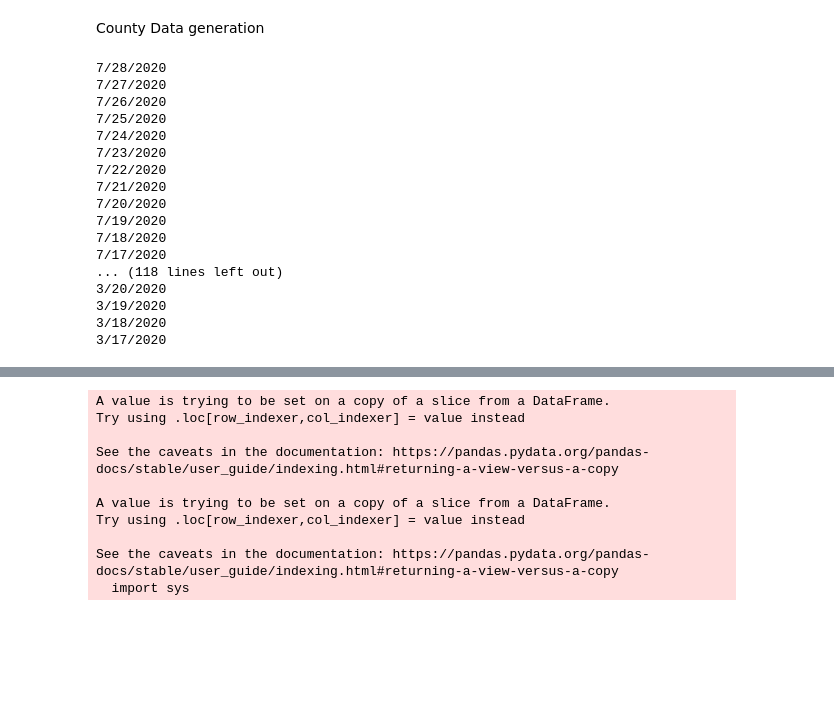
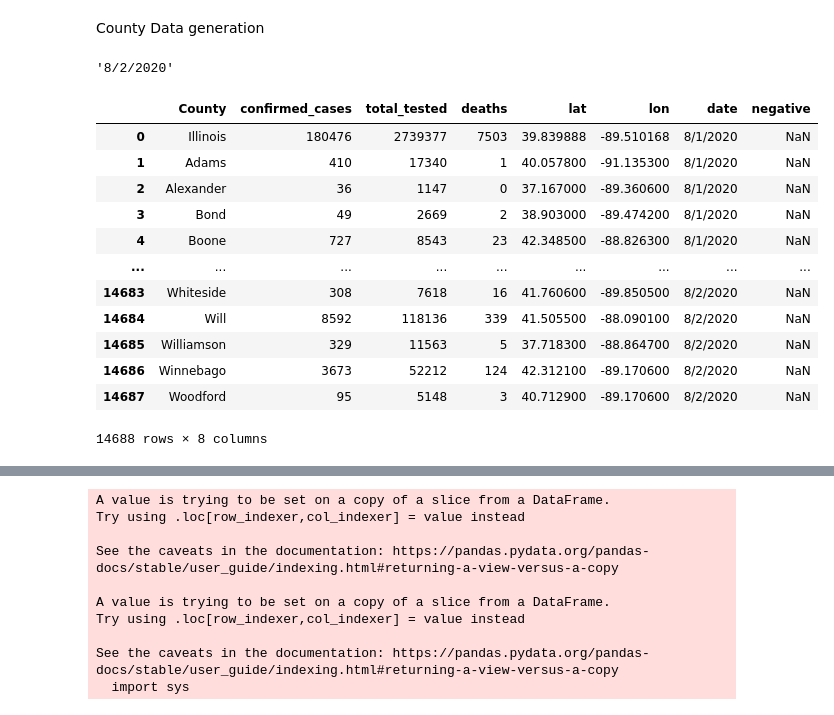
Before and after one commit to cybergis/wherecovid19_webapp, a Jupyter notebook: preprocessing/illinois/extract_zipcode.ipynb, the cells around one changed output, grey strips where cells are left out. Drawn from its saved outputs; the diff is of its cells as text; code cells hidden in the pictures; blank space fills up the shorter version.

```diff
--- a/preprocessing/illinois/extract_zipcode.ipynb
+++ b/preprocessing/illinois/extract_zipcode.ipynb
@@ -130,3 +130,9 @@ print('done')
 done
 # %% [markdown]
 County Data generation
+# %%
+last_update_value = history_dict['characteristics_by_county']['values']
+last_update_date = str(history_dict['LastUpdateDate']['month'])+'/'+str(history_dict['LastUpdateDate']['day'])+'/'+str(history_dict['LastUpdateDate']['year'])
+last_update_date
+# %% [output]
+'8/2/2020'
@@ -133,37 +146,34 @@ County Data generation
 # %%
 # transform to new york times format
 county_history = pd.DataFrame(history_dict['historical_county']['values'])
 l = []
 for case in history_dict['historical_county']['values']:
     if 'testDate' in case:
         testDate = case['testDate']
     else:
         # Exception for 7/3/2020
         testDate = case['testdate']
-    print(testDate)
+    #print(testDate)
     values = case['values']
     for x in values:
         x['date'] = testDate
         l.append(x)
 county_history = pd.DataFrame(l)
+county_history
 # %% [output]
+|  | County | confirmed_cases | total_tested | deaths | lat | lon | date | negative |
+| 0 | Illinois | 180476 | 2739377 | 7503 | 39.839888 | -89.510168 | 8/1/2020 | NaN |
+| 1 | Adams | 410 | 17340 | 1 | 40.057800 | -91.135300 | 8/1/2020 | NaN |
+| 2 | Alexander | 36 | 1147 | 0 | 37.167000 | -89.360600 | 8/1/2020 | NaN |
+| 3 | Bond | 49 | 2669 | 2 | 38.903000 | -89.474200 | 8/1/2020 | NaN |
+| 4 | Boone | 727 | 8543 | 23 | 42.348500 | -88.826300 | 8/1/2020 | NaN |
+| ... | ... | ... | ... | ... | ... | ... | ... | ... |
+| 14683 | Whiteside | 308 | 7618 | 16 | 41.760600 | -89.850500 | 8/2/2020 | NaN |
+| 14684 | Will | 8592 | 118136 | 339 | 41.505500 | -88.090100 | 8/2/2020 | NaN |
+| 14685 | Williamson | 329 | 11563 | 5 | 37.718300 | -88.864700 | 8/2/2020 | NaN |
+| 14686 | Winnebago | 3673 | 52212 | 124 | 42.312100 | -89.170600 | 8/2/2020 | NaN |
+| 14687 | Woodford | 95 | 5148 | 3 | 40.712900 | -89.170600 | 8/2/2020 | NaN |
-7/28/2020
-7/27/2020
-7/26/2020
-7/25/2020
-7/24/2020
-7/23/2020
-7/22/2020
-7/21/2020
-7/20/2020
-7/19/2020
-7/18/2020
-7/17/2020
-... (118 lines left out)
-3/20/2020
-3/19/2020
-3/18/2020
-3/17/2020
+14688 rows × 8 columns
 # %%
 # eliminate unassigned data
 county_history = county_history[county_history['County'] != 'Unassigned']
```
Also changed, not shown: parts of 9 cells of this notebook, 2 other files.
